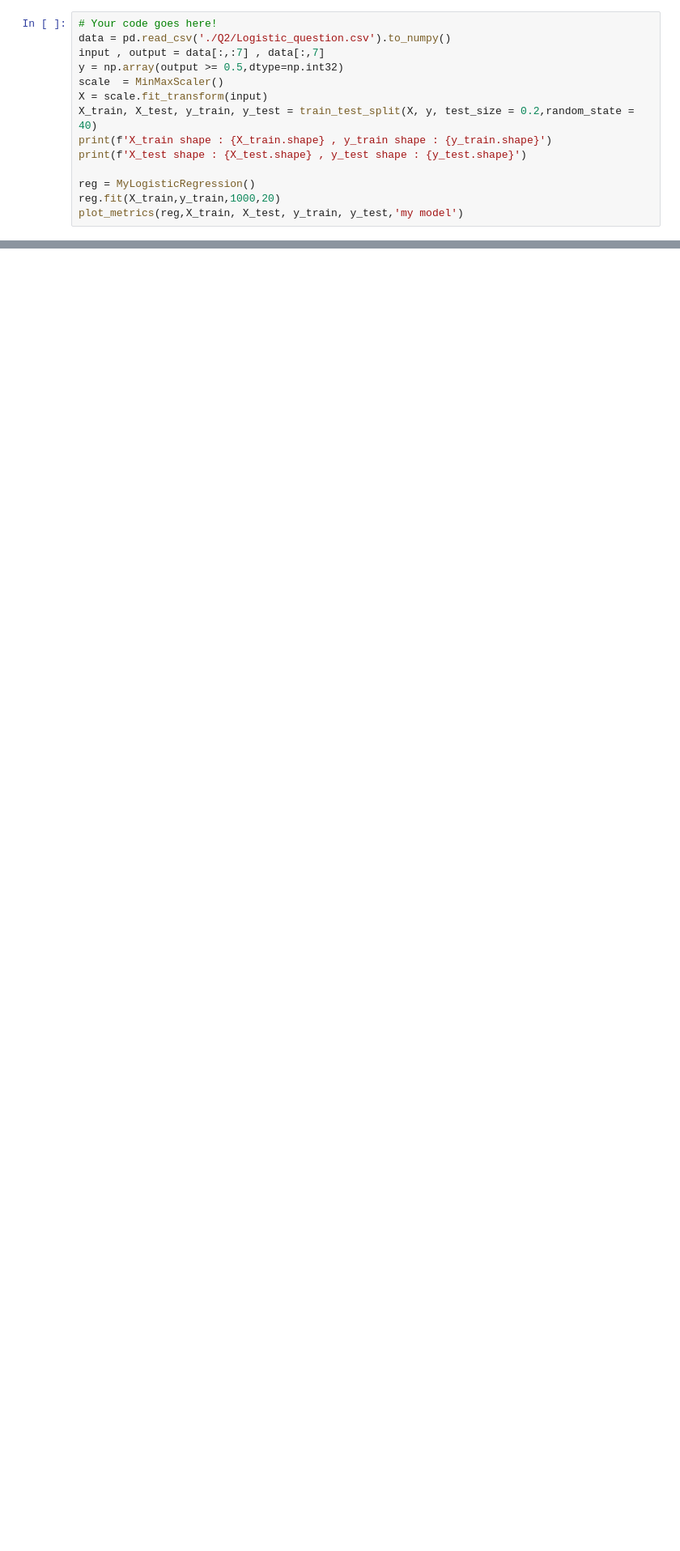
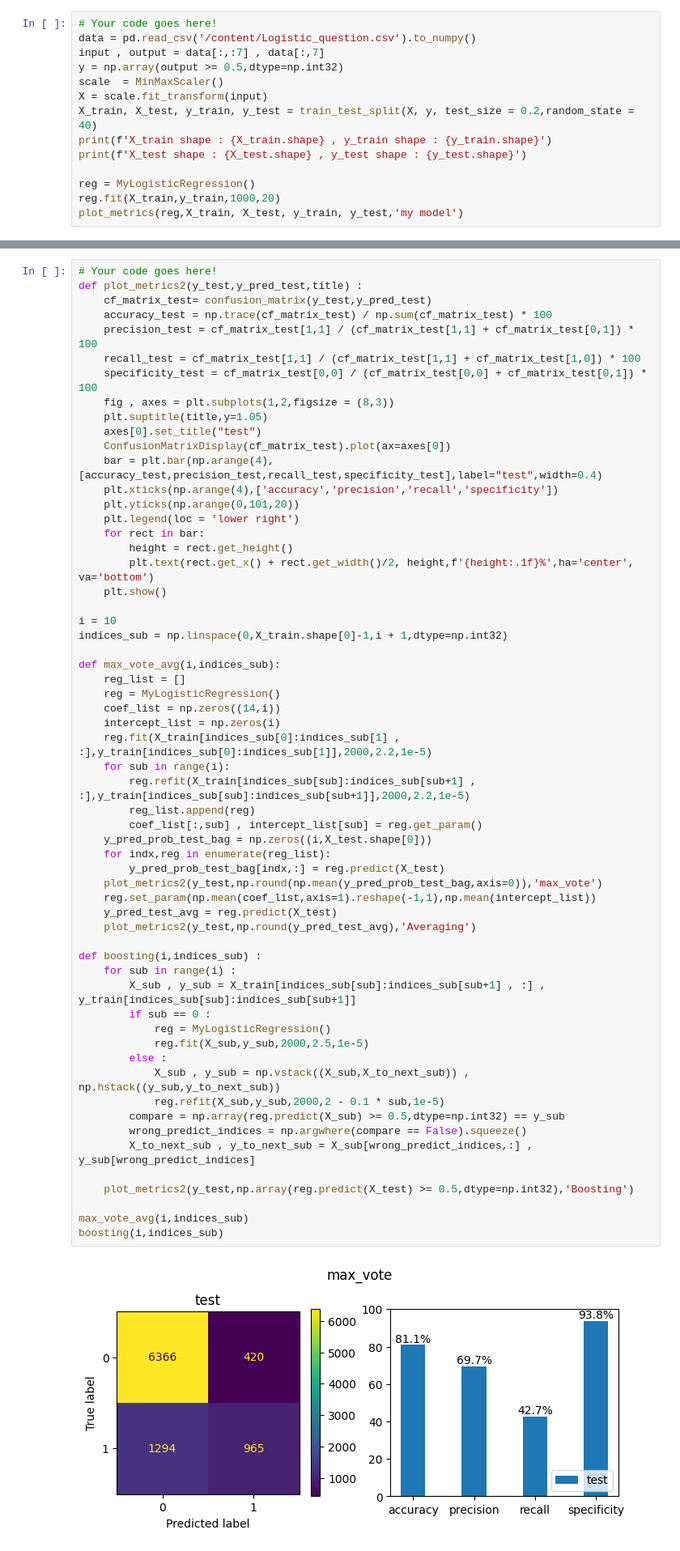
Before and after one commit to AliKouchekzade/IML_CHW2, a Jupyter notebook: Q2.ipynb, the cells around one changed output, grey strips where cells are left out. Shown: that part at 81% size. Saved outputs shown, nothing was run; the diff lists cells and outputs as text; blank space fills up the shorter version.

```diff
--- a/Q2.ipynb
+++ b/Q2.ipynb
@@ -93,7 +104,7 @@ def plot_metrics(reg,X_train, X_test, y_train, y_test,title) :
 **Task:** Test your model on the given dataset. You must split your data into train and test, with a 0.2 split, then normalize your data using X_train data. Finally, report 4 different evaluation metrics of the model on the test set. (You might want to first make the Target column binary!)
 # %%
 # Your code goes here!
-data = pd.read_csv('./Q2/Logistic_question.csv').to_numpy()
+data = pd.read_csv('/content/Logistic_question.csv').to_numpy()
 input , output = data[:,:7] , data[:,7]
 y = np.array(output >= 0.5,dtype=np.int32)
 scale  = MinMaxScaler()
@@ -317,0 +397,61 @@ Then use this code to automatically download the dataset into Colab.
+# %%
+# Your code goes here!
+def plot_metrics2(y_test,y_pred_test,title) :
+    cf_matrix_test= confusion_matrix(y_test,y_pred_test)
+    accuracy_test = np.trace(cf_matrix_test) / np.sum(cf_matrix_test) * 100
+    precision_test = cf_matrix_test[1,1] / (cf_matrix_test[1,1] + cf_matrix_test[0,1]) * 100
+    recall_test = cf_matrix_test[1,1] / (cf_matrix_test[1,1] + cf_matrix_test[1,0]) * 100
+    specificity_test = cf_matrix_test[0,0] / (cf_matrix_test[0,0] + cf_matrix_test[0,1]) * 100
+    fig , axes = plt.subplots(1,2,figsize = (8,3))
+    plt.suptitle(title,y=1.05)
+    axes[0].set_title("test")
+    ConfusionMatrixDisplay(cf_matrix_test).plot(ax=axes[0])
+    bar = plt.bar(np.arange(4),[accuracy_test,precision_test,recall_test,specificity_test],label="test",width=0.4)
+    plt.xticks(np.arange(4),['accuracy','precision','recall','specificity'])
+    plt.yticks(np.arange(0,101,20))
+    plt.legend(loc = 'lower right')
+    for rect in bar:
+        height = rect.get_height()
+        plt.text(rect.get_x() + rect.get_width()/2, height,f'{height:.1f}%',ha='center', va='bottom')
+    plt.show()
+
+i = 10
+indices_sub = np.linspace(0,X_train.shape[0]-1,i + 1,dtype=np.int32)
+
+def max_vote_avg(i,indices_sub):
+    reg_list = []
+    reg = MyLogisticRegression()
+    coef_list = np.zeros((14,i))
+    intercept_list = np.zeros(i)
+    reg.fit(X_train[indices_sub[0]:indices_sub[1] , :],y_train[indices_sub[0]:indices_sub[1]],2000,2.2,1e-5)
+    for sub in range(i):
+        reg.refit(X_train[indices_sub[sub]:indices_sub[sub+1] , :],y_train[indices_sub[sub]:indices_sub[sub+1]],2000,2.2,1e-5)
+        reg_list.append(reg)
+        coef_list[:,sub] , intercept_list[sub] = reg.get_param()
+    y_pred_prob_test_bag = np.zeros((i,X_test.shape[0]))
+    for indx,reg in enumerate(reg_list):
+        y_pred_prob_test_bag[indx,:] = reg.predict(X_test)
+    plot_metrics2(y_test,np.round(np.mean(y_pred_prob_test_bag,axis=0)),'max_vote')
+    reg.set_param(np.mean(coef_list,axis=1).reshape(-1,1),np.mean(intercept_list))
+    y_pred_test_avg = reg.predict(X_test)
+    plot_metrics2(y_test,np.round(y_pred_test_avg),'Averaging')
+
+def boosting(i,indices_sub) :
+    for sub in range(i) :
+        X_sub , y_sub = X_train[indices_sub[sub]:indices_sub[sub+1] , :] , y_train[indices_sub[sub]:indices_sub[sub+1]]
+        if sub == 0 :
+            reg = MyLogisticRegression()
+            reg.fit(X_sub,y_sub,2000,2.5,1e-5)
+        else :
+            X_sub , y_sub = np.vstack((X_sub,X_to_next_sub)) , np.hstack((y_sub,y_to_next_sub))
+            reg.refit(X_sub,y_sub,2000,2 - 0.1 * sub,1e-5)
+        compare = np.array(reg.predict(X_sub) >= 0.5,dtype=np.int32) == y_sub
+        wrong_predict_indices = np.argwhere(compare == False).squeeze()
+        X_to_next_sub , y_to_next_sub = X_sub[wrong_predict_indices,:] , y_sub[wrong_predict_indices]
+
+    plot_metrics2(y_test,np.array(reg.predict(X_test) >= 0.5,dtype=np.int32),'Boosting')
+
+max_vote_avg(i,indices_sub)
+boosting(i,indices_sub)
+# %% [output]
+[figure, added]
```
Also changed, not shown: parts of 22 cells of this notebook.
